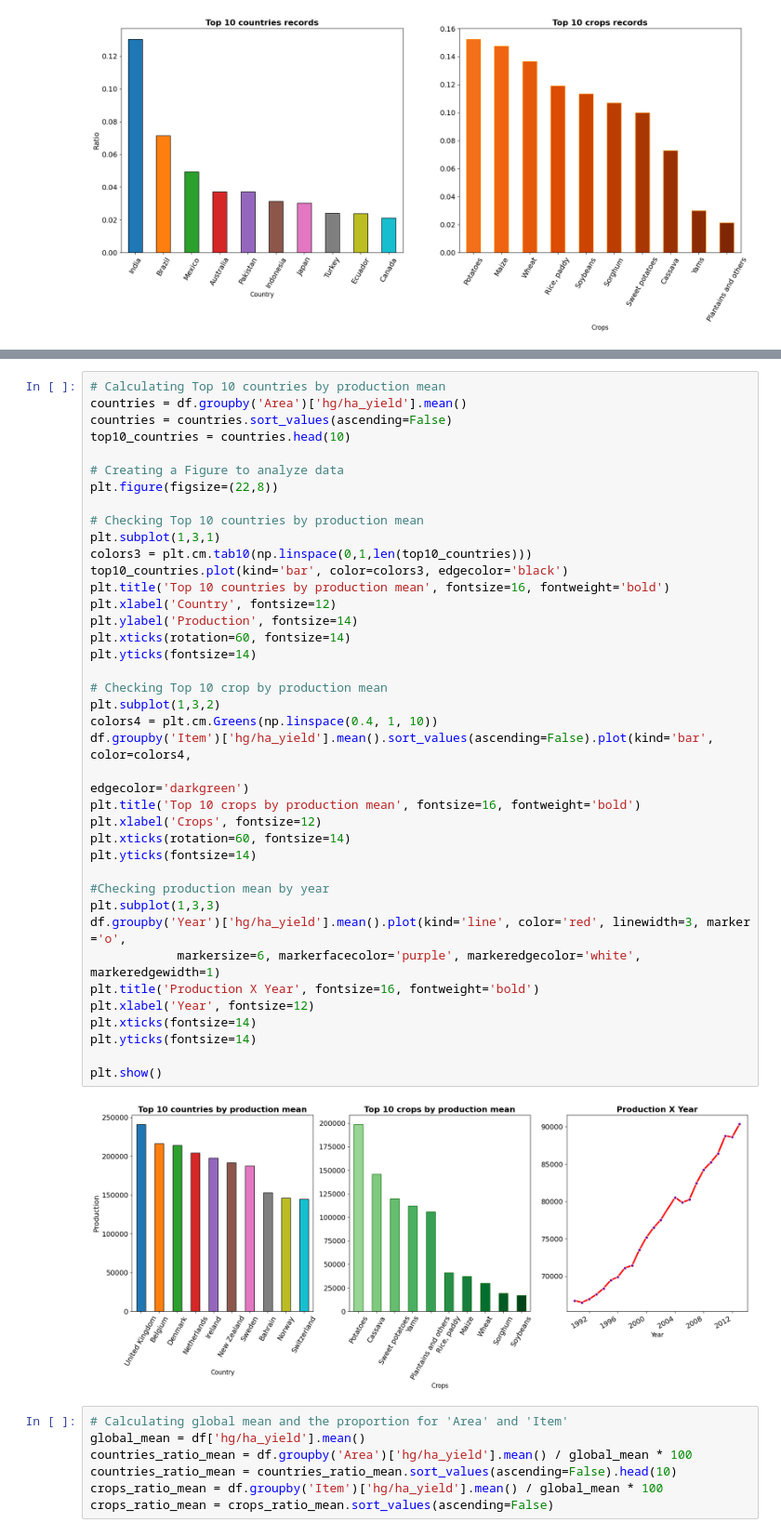
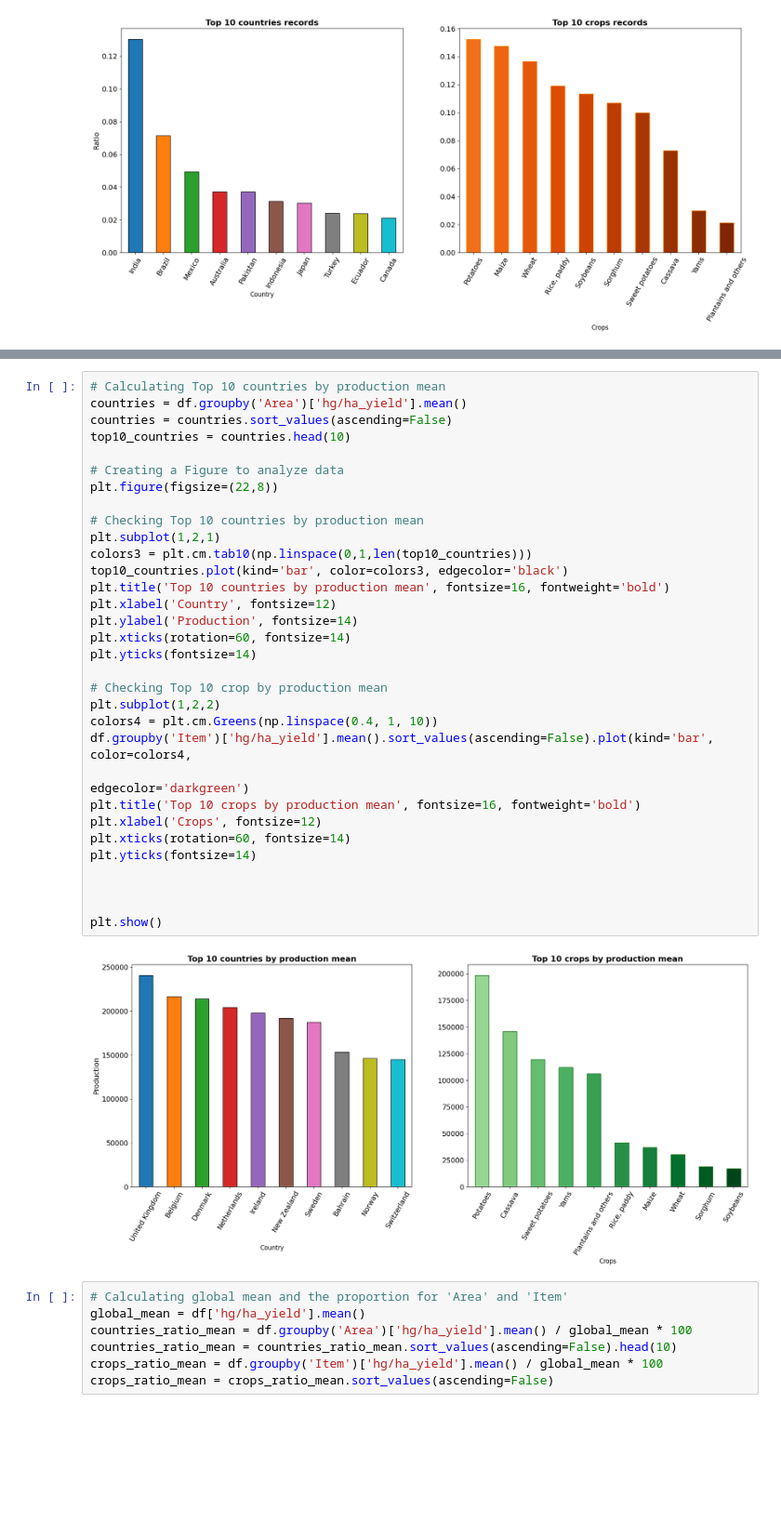
Before and after one commit to andrefpvalenga/crop-yeld-project, a Jupyter notebook: CropYeldPrediction.ipynb, the cells around one changed output, grey strips where cells are left out. Shown at 93% size. Saved outputs shown, nothing was run; the diff lists cells and outputs as text; blank space fills up the shorter version.

```diff
--- a/CropYeldPrediction.ipynb
+++ b/CropYeldPrediction.ipynb
@@ -195,44 +195,37 @@ Name: proportion, dtype: float64
 # %%
 # Calculating Top 10 countries by production mean
 countries = df.groupby('Area')['hg/ha_yield'].mean()
 countries = countries.sort_values(ascending=False)
 top10_countries = countries.head(10)
 
 # Creating a Figure to analyze data
 plt.figure(figsize=(22,8))
 
 # Checking Top 10 countries by production mean
-plt.subplot(1,3,1)
+plt.subplot(1,2,1)
 colors3 = plt.cm.tab10(np.linspace(0,1,len(top10_countries)))
 top10_countries.plot(kind='bar', color=colors3, edgecolor='black')
 plt.title('Top 10 countries by production mean', fontsize=16, fontweight='bold')
 plt.xlabel('Country', fontsize=12)
 plt.ylabel('Production', fontsize=14)
 plt.xticks(rotation=60, fontsize=14)
 plt.yticks(fontsize=14)
 
 # Checking Top 10 crop by production mean
-plt.subplot(1,3,2)
+plt.subplot(1,2,2)
 colors4 = plt.cm.Greens(np.linspace(0.4, 1, 10))
 df.groupby('Item')['hg/ha_yield'].mean().sort_values(ascending=False).plot(kind='bar', color=colors4,
                                                                            edgecolor='darkgreen')
 plt.title('Top 10 crops by production mean', fontsize=16, fontweight='bold')
 plt.xlabel('Crops', fontsize=12)
 plt.xticks(rotation=60, fontsize=14)
 plt.yticks(fontsize=14)
 
-#Checking production mean by year
-plt.subplot(1,3,3)
-df.groupby('Year')['hg/ha_yield'].mean().plot(kind='line', color='red', linewidth=3, marker ='o',
-            markersize=6, markerfacecolor='purple', markeredgecolor='white', markeredgewidth=1)
-plt.title('Production X Year', fontsize=16, fontweight='bold')
-plt.xlabel('Year', fontsize=12)
-plt.xticks(fontsize=14)
-plt.yticks(fontsize=14)
+
 
 plt.show()
 # %% [output]
-[figure, old version]
+[figure, new version]
 # %%
 # Calculating global mean and the proportion for 'Area' and 'Item'
 global_mean = df['hg/ha_yield'].mean()
```
Also changed, not shown: parts of 3 cells of this notebook.
